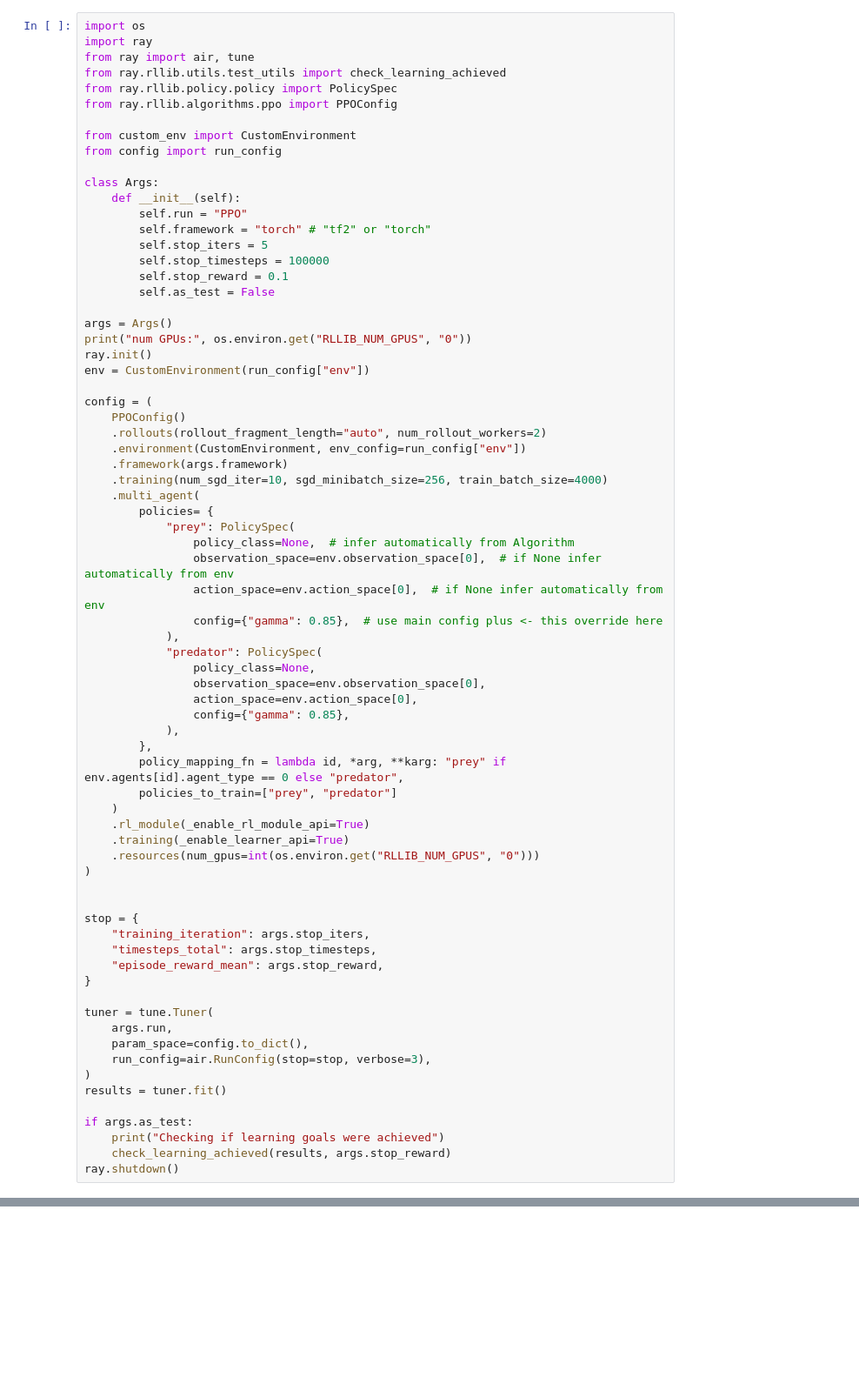
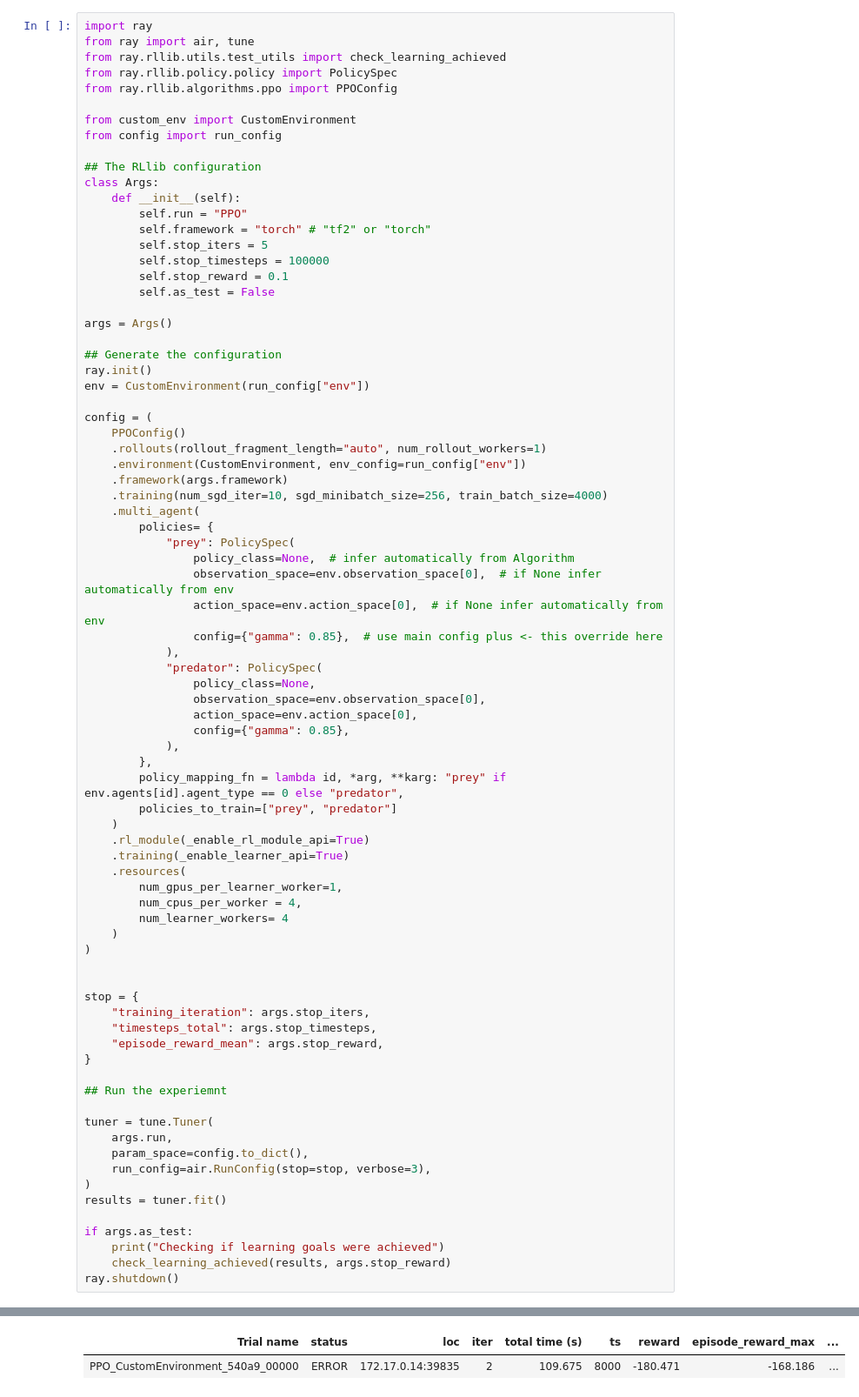
Before and after one commit to Finebouche/collective_behavior, a Jupyter notebook: RLlib.ipynb, the cells around one changed output, grey strips where cells are left out. Shown at 87% size. Saved outputs shown, nothing was run; the diff lists cells and outputs as text; blank space fills up the shorter version.

Commit message:
Modified RLlib.ipynb and removed cleanRL.ipynb

```diff
--- a/RLlib.ipynb
+++ b/RLlib.ipynb
@@ -3,5 +21,4 @@
 # %%
-import os
 import ray
 from ray import air, tune
 from ray.rllib.utils.test_utils import check_learning_achieved
@@ -11,6 +28,7 @@ from ray.rllib.algorithms.ppo import PPOConfig
 from custom_env import CustomEnvironment
 from config import run_config
 
+## The RLlib configuration
 class Args:
     def __init__(self):
         self.run = "PPO"
@@ -21,13 +39,14 @@ class Args:
         self.as_test = False
 
 args = Args()
-print("num GPUs:", os.environ.get("RLLIB_NUM_GPUS", "0"))
+
+## Generate the configuration
 ray.init()
 env = CustomEnvironment(run_config["env"])
 
 config = (
     PPOConfig()
-    .rollouts(rollout_fragment_length="auto", num_rollout_workers=2)
+    .rollouts(rollout_fragment_length="auto", num_rollout_workers=1)
     .environment(CustomEnvironment, env_config=run_config["env"])
     .framework(args.framework)
     .training(num_sgd_iter=10, sgd_minibatch_size=256, train_batch_size=4000)
@@ -51,7 +70,11 @@ config = (
     )
     .rl_module(_enable_rl_module_api=True)
     .training(_enable_learner_api=True)
-    .resources(num_gpus=int(os.environ.get("RLLIB_NUM_GPUS", "0")))
+    .resources(
+        num_gpus_per_learner_worker=1,
+        num_cpus_per_worker = 4,
+        num_learner_workers= 4
+    )
 )
 
 
@@ -60,6 +83,8 @@ stop = {
     "timesteps_total": args.stop_timesteps,
     "episode_reward_mean": args.stop_reward,
 }
+
+## Run the experiemnt
 
 tuner = tune.Tuner(
     args.run,
@@ -72,3 +97,4 @@ if args.as_test:
     print("Checking if learning goals were achieved")
     check_learning_achieved(results, args.stop_reward)
 ray.shutdown()
+# %% [output]
@@ -74,0 +118,2 @@ ray.shutdown()
+| Trial name | status | loc | iter | total time (s) | ts | reward | episode_reward_max | ... |
+| PPO_CustomEnvironment_540a9_00000 | ERROR | 172.17.0.14:39835 | 2 | 109.675 | 8000 | -180.471 | -168.186 | ... |
```
Also changed, not shown: parts of 4 cells of this notebook, 1 other file.
